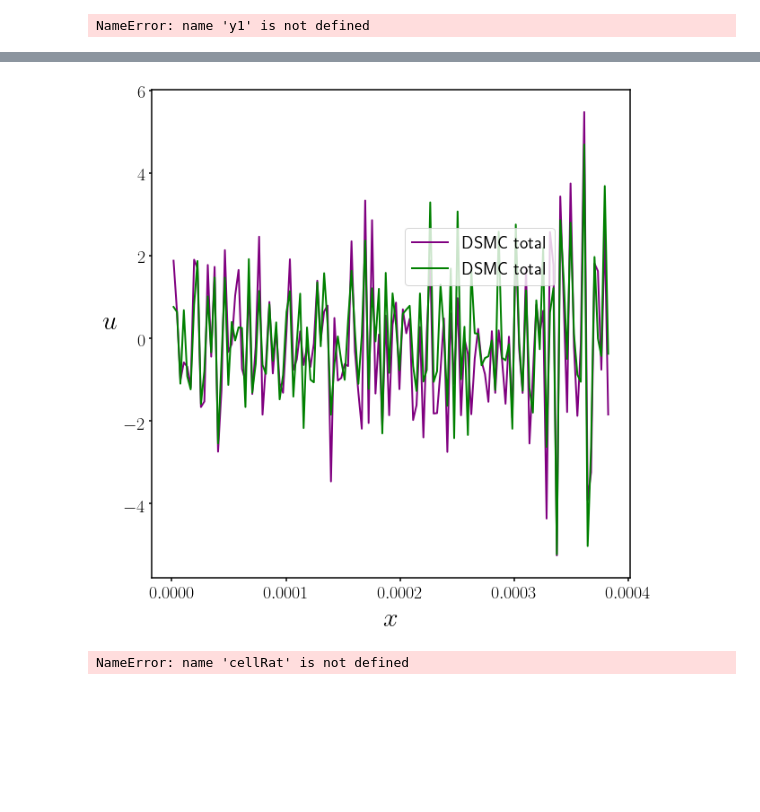
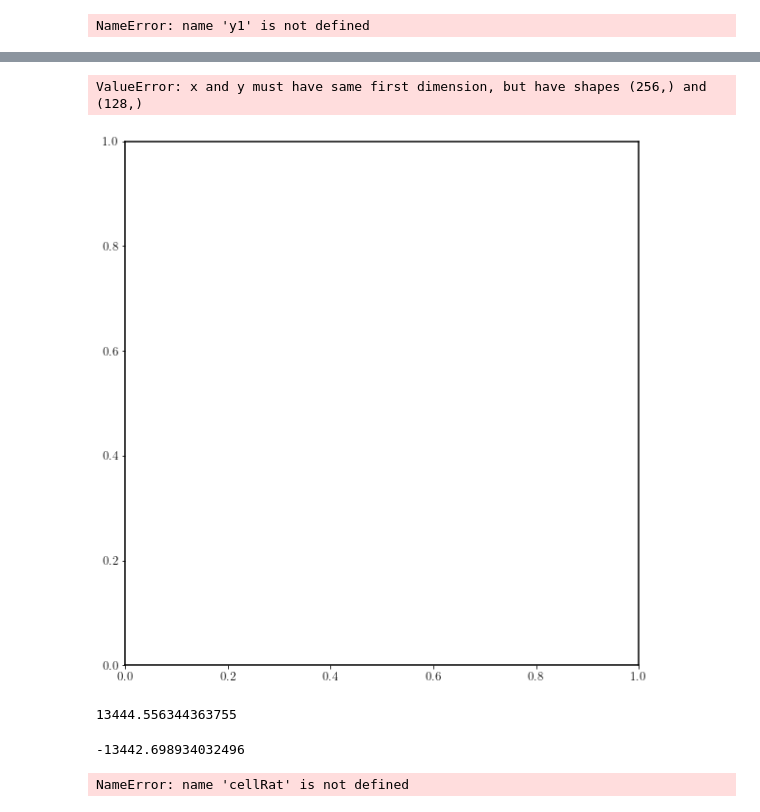
Before and after one commit to AMReX-FHD/notebooks, a Jupyter notebook: dsmcPlotting.ipynb, the cells around one changed output, grey strips where cells are left out. Cells and saved outputs as stored; diff of their text form; code cells hidden in the pictures; blank space fills up the shorter version.

```diff
--- a/dsmcPlotting.ipynb
+++ b/dsmcPlotting.ipynb
@@ -13,14 +13,14 @@ def return_y_plt(folder,time,nbins,field="densityMean"):
     y = np.array(profile[field])
     return x, y
 # %%
-def return_y_plt(folder,time,nbins,field="densityMean"):
+def return_y_plt(folder,time,nbins,field):
     ds = yt.load(folder+time)
     ad = ds.all_data()
     plot = yt.ProfilePlot(ad,"x",[field],weight_field="cell_volume",x_log=False,y_log={field:False},n_bins=nbins)
     profile = plot.profiles[0]
     x = np.array(profile.x)
     y = np.array(profile[field])
-    return x, z
+    return x, y
 # %%
 time = "/pltcu0000"+"14000000/"
 x1a, y1a = return_y_plt('~/giganScratch/paperDSMC/RB_TG',time,nbins=128,field="rhoMean_00")
@@ -235,0 +303,17 @@ y2a[0]/(y1a[0]+y2a[0])
+# %%
+time = "/pltcu0000"+"04000000/"
+direc="~/giganScratch/SFtest5"
+#direc="~/gigan/projects/FHDeX/exec/DSMC"
+x1b, y1b = return_y_plt(direc,time,nbins=256,field="JxMean")
+x2b, y2b = return_y_plt(direc,time,nbins=256,field="JxMean_00")
+x3b, y3b = return_y_plt(direc,time,nbins=256,field="JxMean_01")
+
+
+x4b, y4b = return_y_plt(direc,time,nbins=256,field="rhoMean")
+x5b, y5b = return_y_plt(direc,time,nbins=256,field="rhoMean_00")
+x6b, y6b = return_y_plt(direc,time,nbins=256,field="rhoMean_01")
+
+time = "/pltprim0000"+"04000000/"
+x7b, y7b = return_y_plt(direc,time,nbins=256,field="uMean")
+x8b, y8b = return_y_plt(direc,time,nbins=256,field="uMean_00")
+x9b, y9b = return_y_plt(direc,time,nbins=256,field="uMean_01")
@@ -249,8 +351,14 @@ ax1 = fig.add_subplot(1,2,1)
 #ax1.plot(xDSMC,y2,color='blue',linewidth=2, label='DSMC spec 2')
 #ax1.plot(xDSMC,y5a,color='green',linewidth=2, label='DSMC total')
 #ax1.plot(xDSMC,y5b,color='purple',linewidth=2, label='DSMC total')
-ax1.plot(xDSMC,y5a,color='purple',linewidth=2, label='DSMC total')
-ax1.plot(xDSMC,y5b,color='green',linewidth=2, label='DSMC total')
+ax1.plot(xDSMC,y1b/y4b,color='purple',linewidth=2, label='DSMC total')
+ax1.plot(xDSMC,y2b/y5b,color='green',linewidth=2, label='DSMC total')
+ax1.plot(xDSMC,y3b/y6b,color='orange',linewidth=2, label='DSMC total')
+
+ax1.plot(xDSMC,y7b,color='purple',linewidth=3,linestyle='dashed', label='DSMC total')
+ax1.plot(xDSMC,y8b,color='green',linewidth=3,linestyle='dashed', label='DSMC total')
+ax1.plot(xDSMC,y9b,color='orange',linewidth=3,linestyle='dashed', label='DSMC total')
+
 #ax1.plot(xDSMC,y5c,color='orange',linewidth=2, label='DSMC total')
 #ax1.plot(xDSMC,y5c,color='blue',linewidth=2, label='DSMC total')
 #ax1.plot(xDSMC,y4b,color='purple',linewidth=2, label='DSMC total')
@@ -260,34 +368,43 @@ ax1.plot(xDSMC,y5b,color='green',linewidth=2, label='DSMC total')
 
 ax1.set_xlabel(r'$x$', fontsize=30)
 ax1.set_ylabel(r"$u$", fontsize=30,rotation=0, labelpad=15)
 #ax1.set_ylim([-20,1444])
 #ax1.set_xlim([-0.1e-7,2e-7])
 ax1.tick_params(labelsize=20)
 ax1.legend(loc=(0.53,0.6),fontsize=20)
 ax1.xaxis.set_tick_params(width=1.5)
 ax1.yaxis.set_tick_params(width=1.5)
 
 
 #ax2 = fig.add_subplot(1,2,2)
 
 #ax2.plot(xDSMC,y3a,color='red',linewidth=2, label='DSMC')
 #ax2.plot(xDSMC,y3b,color='black',linewidth=2, label='DSMC')
 #ax2.plot(xDSMC,y3c,color='black',linewidth=2, label='DSMC')
 #ax2.plot(xFHD,yFHD3,color='black',linewidth=2,linestyle='dashed', label='FHD')
 
 
 #ax2.set_xlabel(r'$x$', fontsize=30)
 #ax2.set_ylabel(r"$T$", fontsize=30,rotation=0, labelpad=15)
 #ax1.set_ylim([-20,1444])
 #ax1.set_xlim([-0.1e-7,2e-7])
 #ax2.tick_params(labelsize=20)
 #ax2.legend(loc=(0.53,0.6),fontsize=20)
 #ax2.xaxis.set_tick_params(width=1.5)
 #ax2.yaxis.set_tick_params(width=1.5)
 
 fig.savefig("vel.pdf", bbox_inches = 'tight', pad_inches = 0.05)
 # %% [output]
+ValueError: x and y must have same first dimension, but have shapes (256,) and (128,)
-[figure, old version]
+[figure, new version]
+# %%
+y3b[-1]
+# %% [output]
+13444.556344363755
+# %%
+y2b[0]
+# %% [output]
+-13442.698934032496
 # %%
 filename = '/home/drladiges/Downloads/correl_neq1.txt'
 data = np.loadtxt(filename, delimiter=' ', skiprows=1, dtype=str)
```
Also changed, not shown: parts of 36 cells of this notebook, 10 other files.
